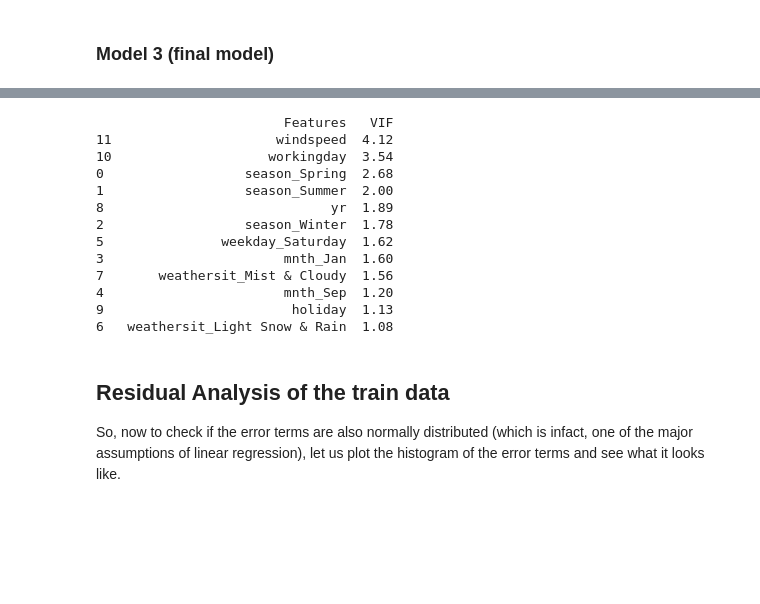
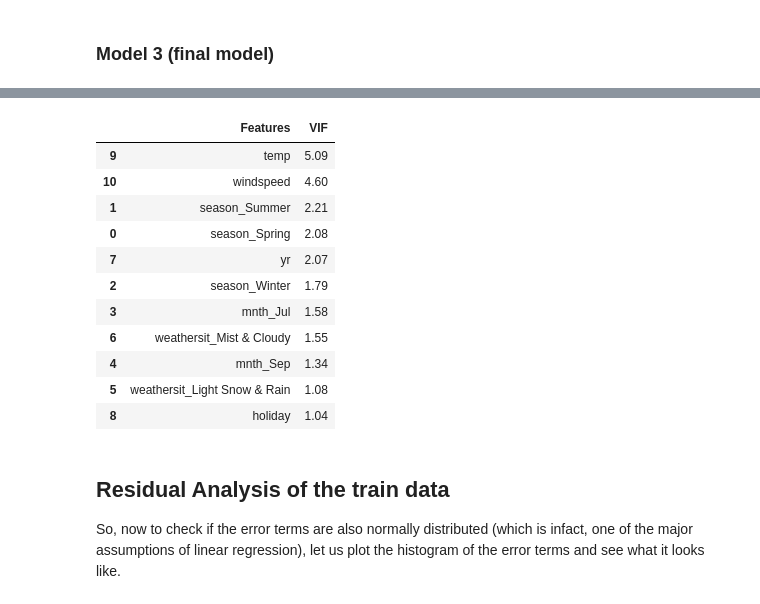
Before and after one commit to UMAR8601/bike-sharing-demand-prediction, a Jupyter notebook: bike-sharing-demand-1.ipynb, the cells around one changed output, grey strips where cells are left out. Saved outputs shown, nothing was run; the diff lists cells and outputs as text; code cells hidden in the pictures; blank space fills up the shorter version.

```diff
--- a/bike-sharing-demand-1.ipynb
+++ b/bike-sharing-demand-1.ipynb
@@ -506,28 +499,27 @@ Covariance Type:            nonrobust
 Warnings:
 [1] Standard Errors assume that the covariance matrix of the errors is correctly specified.
 # %%
-### checking VIF again
+# Calculate the VIFs for the new model again
 vif = pd.DataFrame()
-df1 = X_train[cols]
-vif = pd.DataFrame()
-vif['Features'] = df1.columns
-vif['VIF'] = [variance_inflation_factor(df1.values, i) for i in range(df1.shape[1])]
-vif['VIF'] = round(vif['VIF'],2)
-print(vif.sort_values(by='VIF',ascending=False))
+X = X_train_new
+vif['Features'] = X.columns
+vif['VIF'] = [variance_inflation_factor(X.values, i) for i in range(X.shape[1])]
+vif['VIF'] = round(vif['VIF'], 2)
+vif = vif.sort_values(by = "VIF", ascending = False)
+vif
 # %% [output]
-                        Features   VIF
-11                     windspeed  4.12
-10                    workingday  3.54
-0                  season_Spring  2.68
-1                  season_Summer  2.00
-8                             yr  1.89
-2                  season_Winter  1.78
-5               weekday_Saturday  1.62
-3                       mnth_Jan  1.60
-7       weathersit_Mist & Cloudy  1.56
-4                       mnth_Sep  1.20
-9                        holiday  1.13
-6   weathersit_Light Snow & Rain  1.08
+|  | Features | VIF |
+| 9 | temp | 5.09 |
+| 10 | windspeed | 4.60 |
+| 1 | season_Summer | 2.21 |
+| 0 | season_Spring | 2.08 |
+| 7 | yr | 2.07 |
+| 2 | season_Winter | 1.79 |
+| 3 | mnth_Jul | 1.58 |
+| 6 | weathersit_Mist & Cloudy | 1.55 |
+| 4 | mnth_Sep | 1.34 |
+| 5 | weathersit_Light Snow & Rain | 1.08 |
+| 8 | holiday | 1.04 |
 # %% [markdown]
 ## Residual Analysis of the train data
 
```
Also changed, not shown: parts of 5 cells of this notebook, 1 other file.
